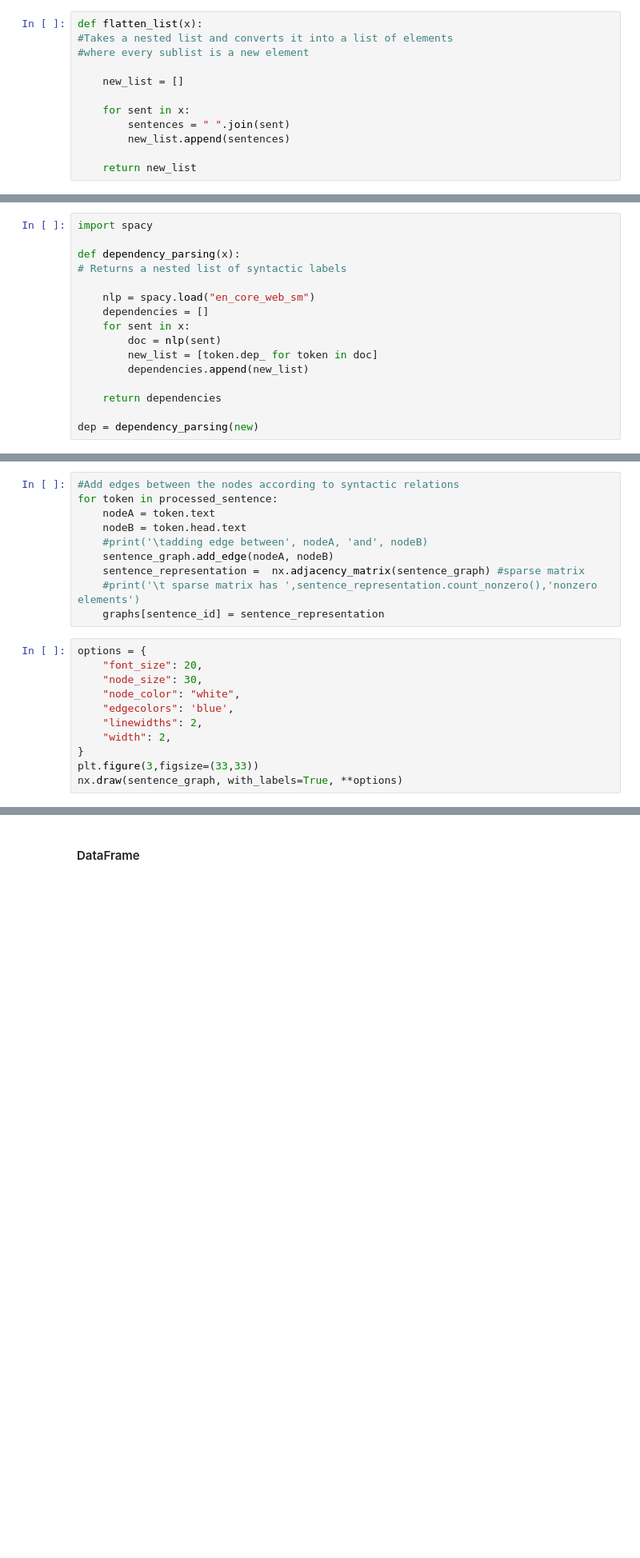
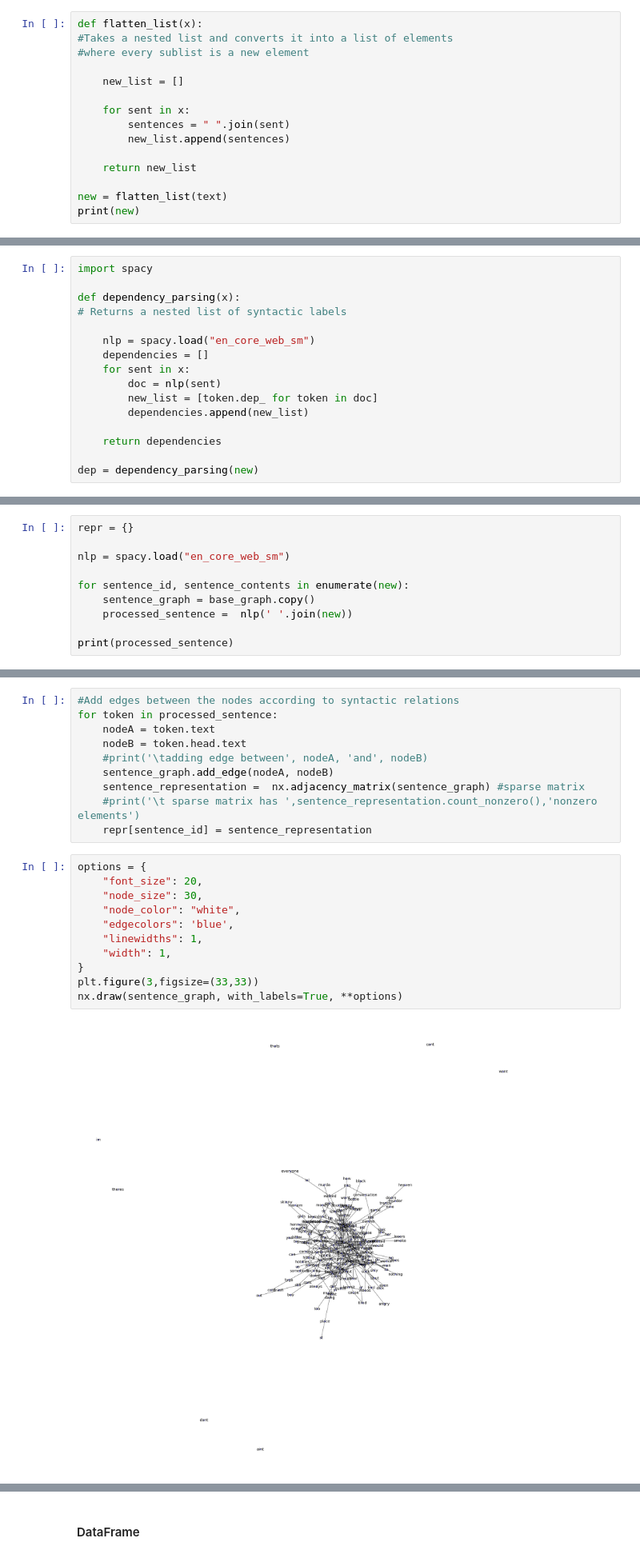
Before and after one commit to angelinaavrithi/thesis, a Jupyter notebook: Thesis.ipynb, the cells around one changed output, grey strips where cells are left out. Shown: that part at 80% size. Drawn from its saved outputs; the diff is of its cells as text; blank space fills up the shorter version.

```diff
--- a/Thesis.ipynb
+++ b/Thesis.ipynb
@@ -180,3 +186,6 @@ def flatten_list(x):
         new_list.append(sentences)
 
     return new_list
+
+new = flatten_list(text)
+print(new)
@@ -222,0 +229,10 @@ print('\n',processed_sentence)
+# %%
+repr = {}
+
+nlp = spacy.load("en_core_web_sm")
+
+for sentence_id, sentence_contents in enumerate(new):
+    sentence_graph = base_graph.copy()
+    processed_sentence =  nlp(' '.join(new))
+
+print(processed_sentence)
@@ -229,15 +247,17 @@ for token in processed_sentence:
     sentence_graph.add_edge(nodeA, nodeB)
     sentence_representation =  nx.adjacency_matrix(sentence_graph) #sparse matrix
     #print('\t sparse matrix has ',sentence_representation.count_nonzero(),'nonzero elements')
-    graphs[sentence_id] = sentence_representation
+    repr[sentence_id] = sentence_representation
 # %%
 options = {
     "font_size": 20,
     "node_size": 30,
     "node_color": "white",
     "edgecolors": 'blue',
-    "linewidths": 2,
-    "width": 2,
+    "linewidths": 1,
+    "width": 1,
 }
 plt.figure(3,figsize=(33,33))
 nx.draw(sentence_graph, with_labels=True, **options)
+# %% [output]
+[figure, added]
```
Also changed, not shown: parts of 25 cells of this notebook.
